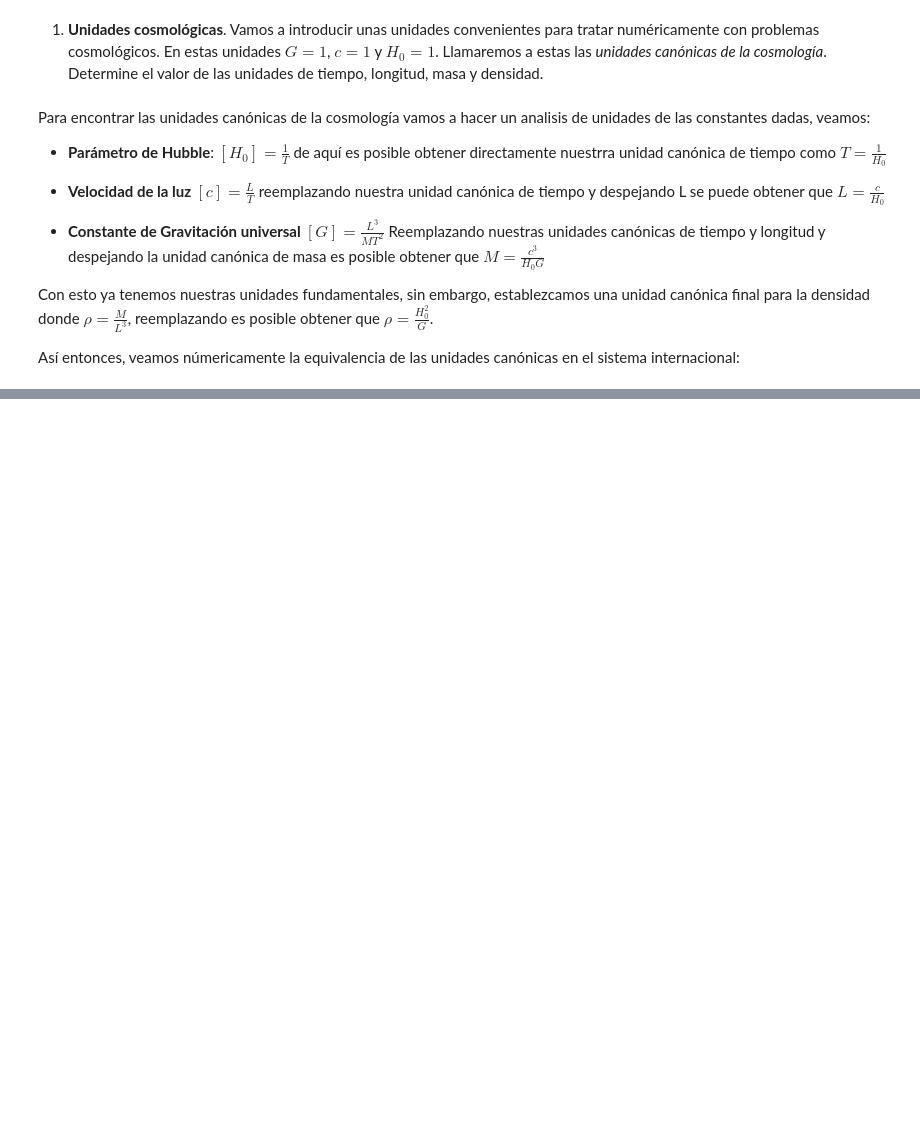
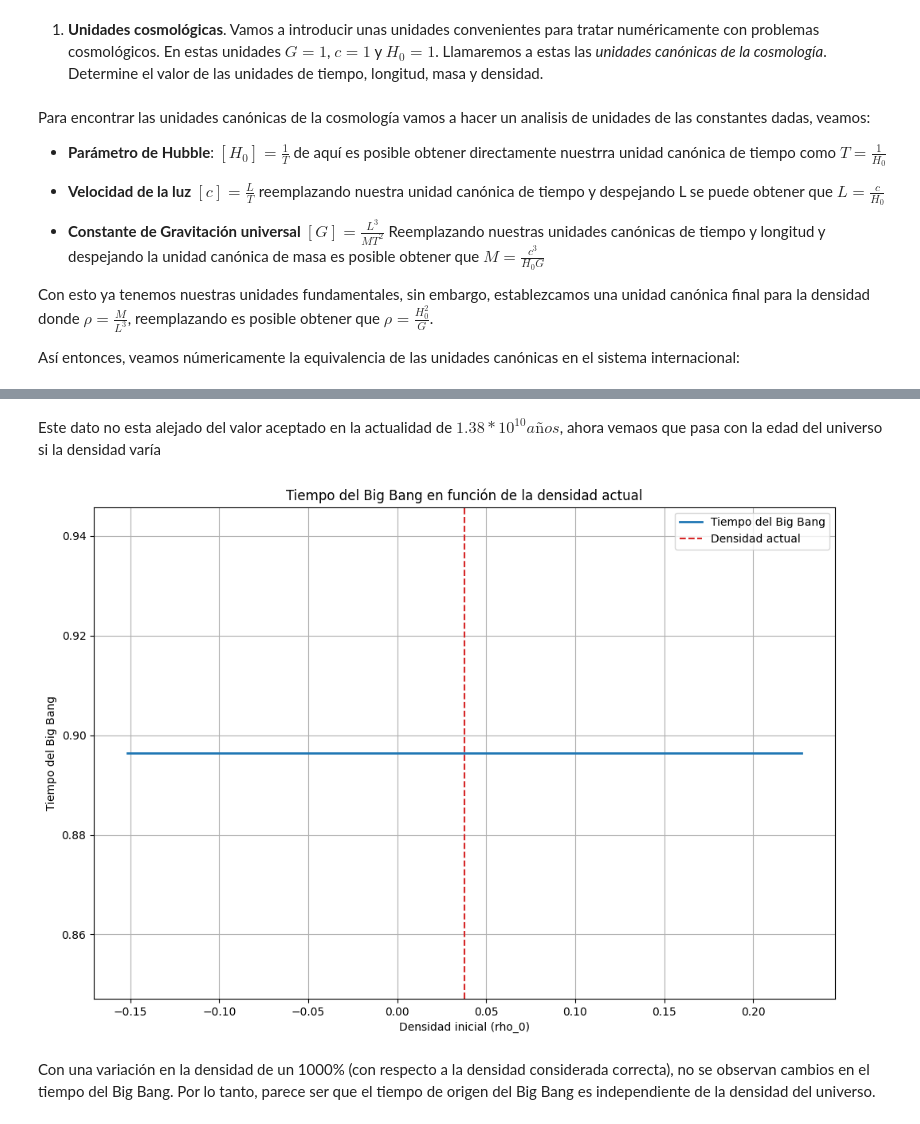
Before and after one commit to andromedalactea/Continuus_Mechanics, a Jupyter notebook: Homeworks/MCON_Tarea5_ModelosCosmológicos.ipynb, the cells around one changed output, grey strips where cells are left out. Cells and saved outputs as stored; diff of their text form; code cells hidden in the pictures; blank space fills up the shorter version.

```diff
--- a/Homeworks/MCON_Tarea5_ModelosCosmológicos.ipynb
+++ b/Homeworks/MCON_Tarea5_ModelosCosmológicos.ipynb
@@ -202,0 +356,52 @@ Densidad: 7.93e-26 kg/m^3
+# %% [markdown]
+Este dato no esta alejado del valor aceptado en la actualidad de $1.38*10^{10} años$, ahora vemaos que pasa con la edad del universo si la densidad varía
+# %%
+# Definir la densidad inicial en unidades canónicas
+rho_0_ = 3e-27 / Urho
+
+# Array de densidades iniciales variando en un 500%
+porcentaje_de_variacion = 5
+rho_0s = rho_0_ + np.linspace(-porcentaje_de_variacion * rho_0_, porcentaje_de_variacion * rho_0_, 100)
+
+# Array de tiempos finales
+tf = np.linspace(-0.2, -20, 200)
+
+# Array de tiempos del Big Bang
+t_bb = np.zeros_like(rho_0s)
+
+# Iterar sobre las densidades iniciales
+for j, rho_0 in enumerate(rho_0s):
+    for i, ti in enumerate(tf):
+
+        # Tiempo de integración
+        t = np.linspace(0, ti, 500)
+
+        # Condiciones iniciales
+        y0 = [rho_0_, H0]
+
+        # Integración usando odeint
+        solution = odeint(equations, y0, t)
+
+        # Separar las soluciones
+        p_t = solution[:, 0]
+        H_t = solution[:, 1]
+
+        # Verificamos si algún valor de densidad de la lista es muy alto  (Esto indica que este es el timepo de Big Bang)
+        if any(element > 100000 for element in p_t):
+            t_bb[j] = abs(ti)
+            break
+
+# Crear la gráfica
+plt.figure(figsize=(12, 8))
+plt.plot(rho_0s, t_bb, label='Tiempo del Big Bang', color='tab:blue', linewidth=2)
+plt.axvline(rho_0_, color='tab:red', linestyle='--', label='Densidad actual')
+plt.xlabel('Densidad inicial (rho_0)')
+plt.ylabel('Tiempo del Big Bang')
+plt.title('Tiempo del Big Bang en función de la densidad actual')
+plt.legend()
+plt.grid(True)
+plt.show()
+# %% [output]
+[figure, added]
+# %% [markdown]
+Con una variación en la densidad de un 1000% (con respecto a la densidad considerada correcta), no se observan cambios en el tiempo del Big Bang. Por lo tanto, parece ser que el tiempo de origen del Big Bang es independiente de la densidad del universo.
```
Also changed, not shown: parts of 18 cells of this notebook.
